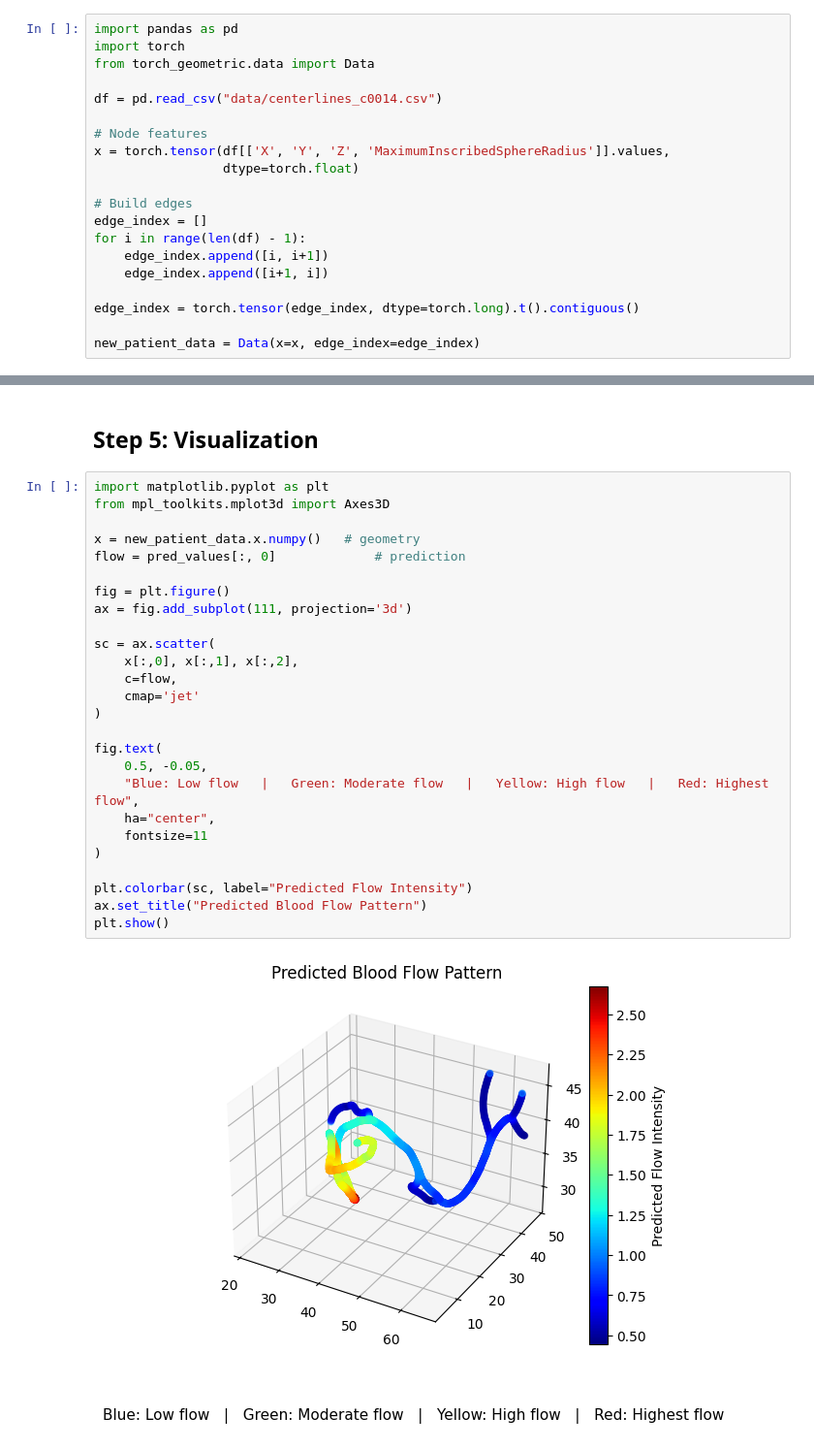
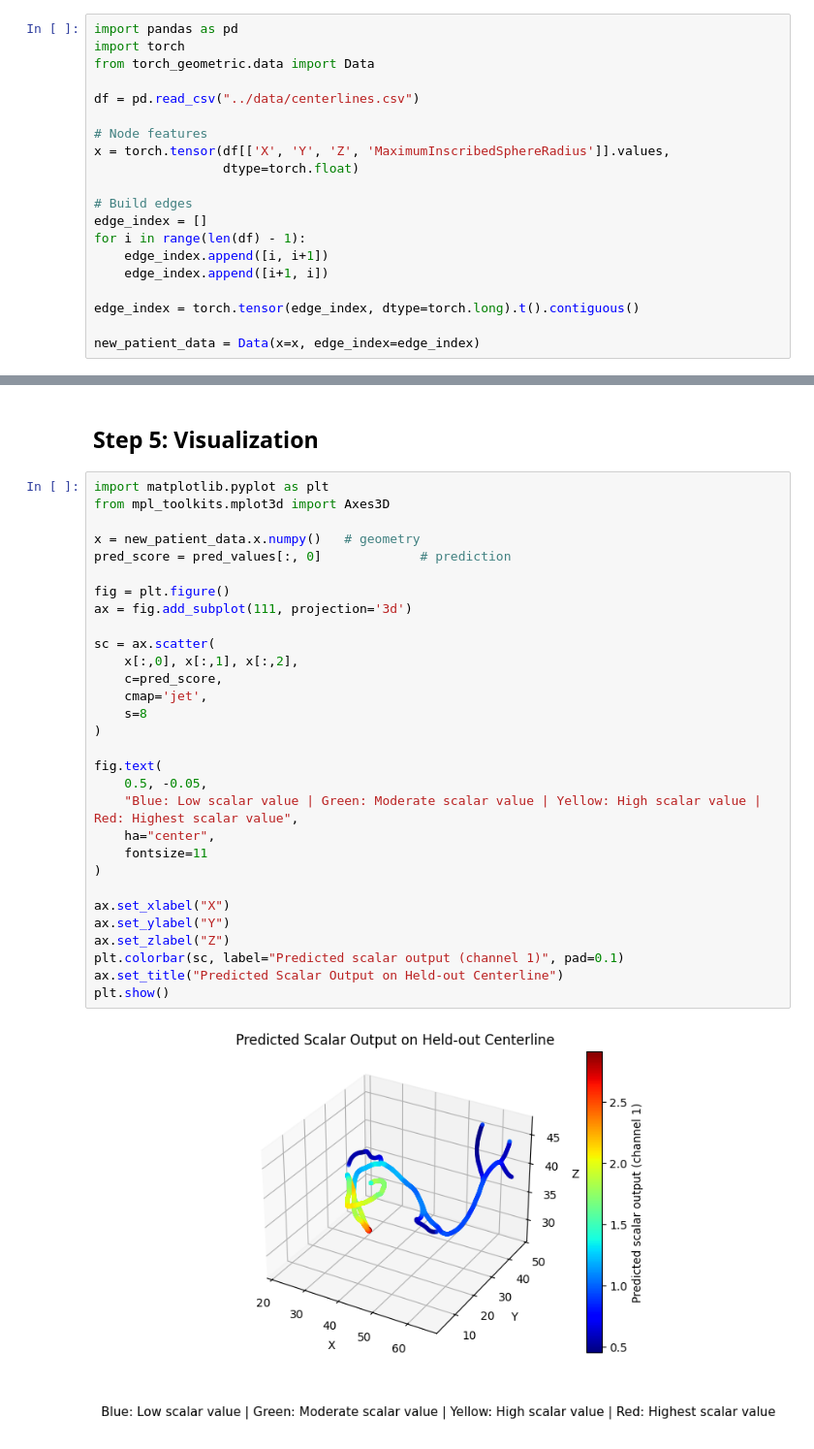
Before and after one commit to Hanseeka-Dhingana/Geometry-Aware-GNN-for-Cerebrovascular-Flow, a Jupyter notebook: src/test.ipynb, the cells around one changed output, grey strips where cells are left out. Shown: that part at 97% size. Saved outputs shown, nothing was run; the diff lists cells and outputs as text.

```diff
--- a/src/test.ipynb
+++ b/src/test.ipynb
@@ -20,7 +20,7 @@ import pandas as pd
 import torch
 from torch_geometric.data import Data
 
-df = pd.read_csv("data/centerlines_c0014.csv")
+df = pd.read_csv("../data/centerlines.csv")
 
 # Node features
 x = torch.tensor(df[['X', 'Y', 'Z', 'MaximumInscribedSphereRadius']].values,
@@ -62,28 +62,32 @@ csv_output.to_csv("predicted_risk_scores_c0014.csv", index=False)
 # %%
 import matplotlib.pyplot as plt
 from mpl_toolkits.mplot3d import Axes3D
 
 x = new_patient_data.x.numpy()   # geometry
-flow = pred_values[:, 0]             # prediction
+pred_score = pred_values[:, 0]             # prediction
 
 fig = plt.figure()
 ax = fig.add_subplot(111, projection='3d')
 
 sc = ax.scatter(
     x[:,0], x[:,1], x[:,2],
-    c=flow,
-    cmap='jet'
+    c=pred_score,
+    cmap='jet',
+    s=8
 )
 
 fig.text(
     0.5, -0.05,
-    "Blue: Low flow   |   Green: Moderate flow   |   Yellow: High flow   |   Red: Highest flow",
+    "Blue: Low scalar value | Green: Moderate scalar value | Yellow: High scalar value | Red: Highest scalar value",
     ha="center",
     fontsize=11
 )
 
-plt.colorbar(sc, label="Predicted Flow Intensity")
-ax.set_title("Predicted Blood Flow Pattern")
+ax.set_xlabel("X")
+ax.set_ylabel("Y")
+ax.set_zlabel("Z")
+plt.colorbar(sc, label="Predicted scalar output (channel 1)", pad=0.1)
+ax.set_title("Predicted Scalar Output on Held-out Centerline")
 plt.show()
 # %% [output]
-[figure, old version]
+[figure, new version]
```
Also changed, not shown: parts of 4 cells of this notebook, 4 other files.
